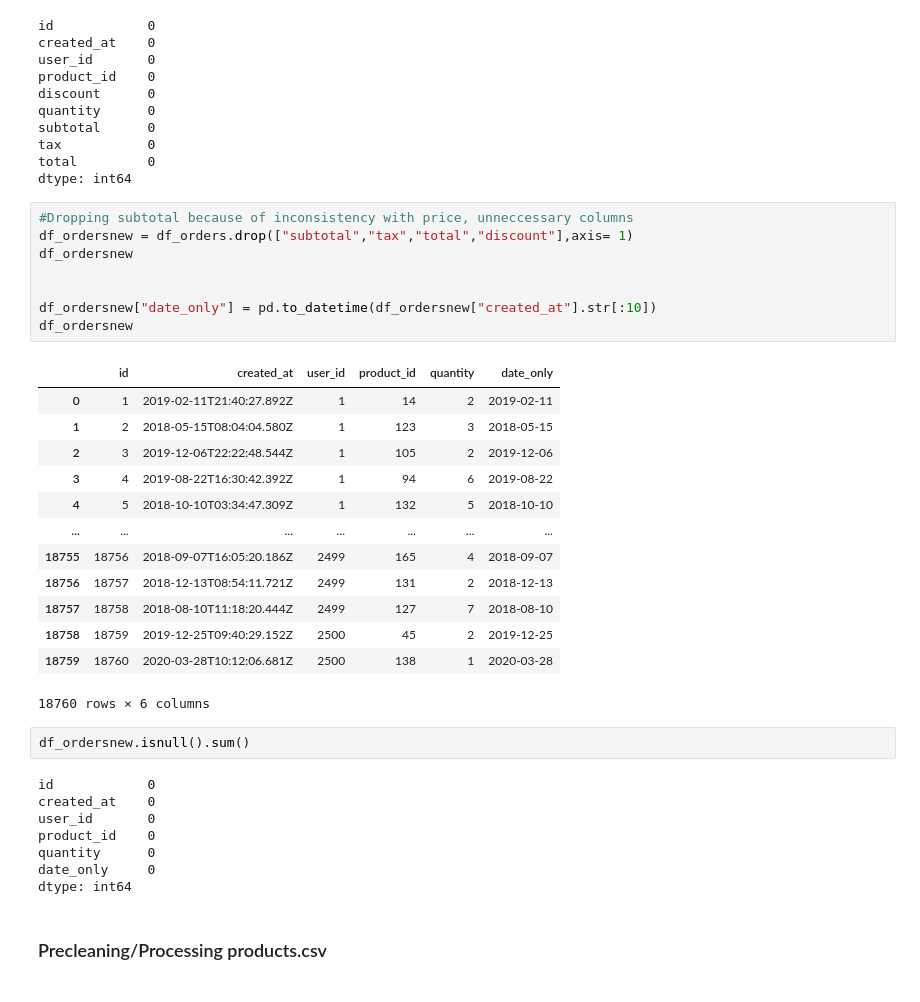
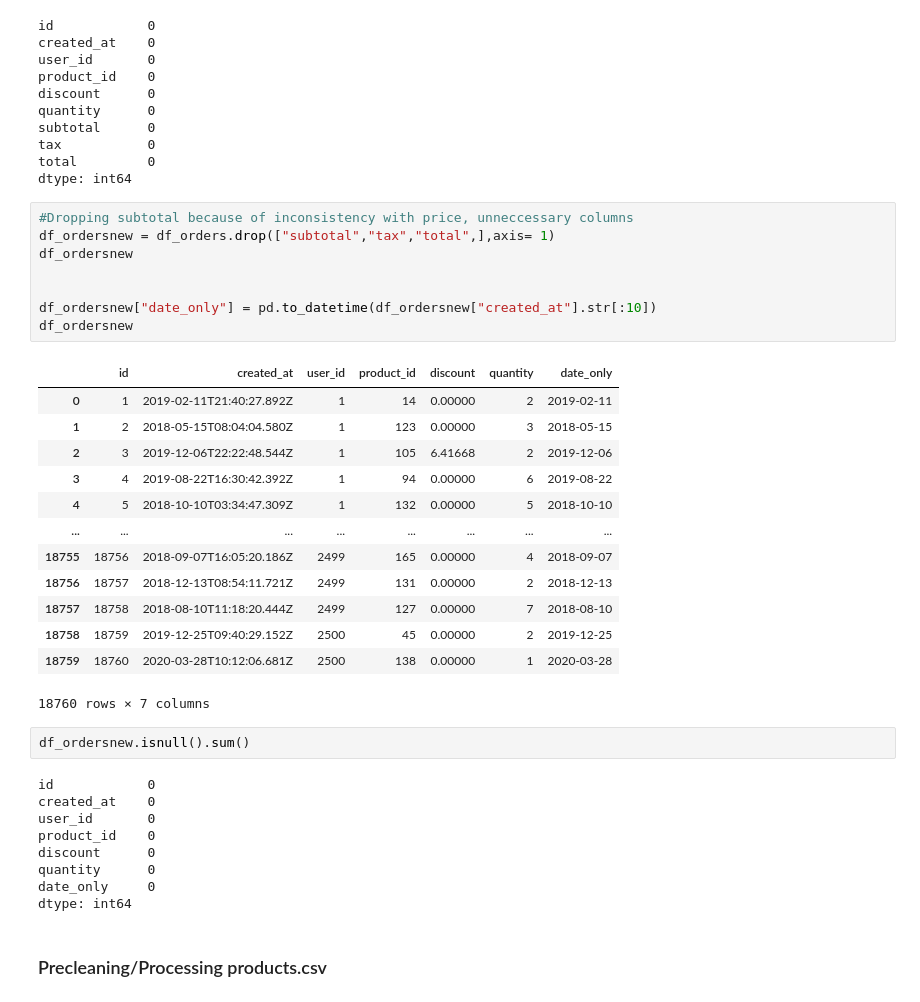
Before and after one commit to Porsche36893/CRC-Case-Competition, a Jupyter notebook: Initial Cleaning and Preprocessing.ipynb, the cells around one changed output. Cells and saved outputs as stored; diff of their text form.

```diff
--- a/Initial Cleaning and Preprocessing.ipynb
+++ b/Initial Cleaning and Preprocessing.ipynb
@@ -38,26 +38,26 @@ total         0
 dtype: int64
 # %%
 #Dropping subtotal because of inconsistency with price, unneccessary columns
-df_ordersnew = df_orders.drop(["subtotal","tax","total","discount"],axis= 1)
+df_ordersnew = df_orders.drop(["subtotal","tax","total",],axis= 1)
 df_ordersnew
 
 
 df_ordersnew["date_only"] = pd.to_datetime(df_ordersnew["created_at"].str[:10])
 df_ordersnew
 # %% [output]
-|  | id | created_at | user_id | product_id | quantity | date_only |
-| 0 | 1 | 2019-02-11T21:40:27.892Z | 1 | 14 | 2 | 2019-02-11 |
-| 1 | 2 | 2018-05-15T08:04:04.580Z | 1 | 123 | 3 | 2018-05-15 |
-| 2 | 3 | 2019-12-06T22:22:48.544Z | 1 | 105 | 2 | 2019-12-06 |
-| 3 | 4 | 2019-08-22T16:30:42.392Z | 1 | 94 | 6 | 2019-08-22 |
-| 4 | 5 | 2018-10-10T03:34:47.309Z | 1 | 132 | 5 | 2018-10-10 |
-| ... | ... | ... | ... | ... | ... | ... |
-| 18755 | 18756 | 2018-09-07T16:05:20.186Z | 2499 | 165 | 4 | 2018-09-07 |
-| 18756 | 18757 | 2018-12-13T08:54:11.721Z | 2499 | 131 | 2 | 2018-12-13 |
-| 18757 | 18758 | 2018-08-10T11:18:20.444Z | 2499 | 127 | 7 | 2018-08-10 |
-| 18758 | 18759 | 2019-12-25T09:40:29.152Z | 2500 | 45 | 2 | 2019-12-25 |
-| 18759 | 18760 | 2020-03-28T10:12:06.681Z | 2500 | 138 | 1 | 2020-03-28 |
+|  | id | created_at | user_id | product_id | discount | quantity | date_only |
+| 0 | 1 | 2019-02-11T21:40:27.892Z | 1 | 14 | 0.00000 | 2 | 2019-02-11 |
+| 1 | 2 | 2018-05-15T08:04:04.580Z | 1 | 123 | 0.00000 | 3 | 2018-05-15 |
+| 2 | 3 | 2019-12-06T22:22:48.544Z | 1 | 105 | 6.41668 | 2 | 2019-12-06 |
+| 3 | 4 | 2019-08-22T16:30:42.392Z | 1 | 94 | 0.00000 | 6 | 2019-08-22 |
+| 4 | 5 | 2018-10-10T03:34:47.309Z | 1 | 132 | 0.00000 | 5 | 2018-10-10 |
+| ... | ... | ... | ... | ... | ... | ... | ... |
+| 18755 | 18756 | 2018-09-07T16:05:20.186Z | 2499 | 165 | 0.00000 | 4 | 2018-09-07 |
+| 18756 | 18757 | 2018-12-13T08:54:11.721Z | 2499 | 131 | 0.00000 | 2 | 2018-12-13 |
+| 18757 | 18758 | 2018-08-10T11:18:20.444Z | 2499 | 127 | 0.00000 | 7 | 2018-08-10 |
+| 18758 | 18759 | 2019-12-25T09:40:29.152Z | 2500 | 45 | 0.00000 | 2 | 2019-12-25 |
+| 18759 | 18760 | 2020-03-28T10:12:06.681Z | 2500 | 138 | 0.00000 | 1 | 2020-03-28 |
-18760 rows × 6 columns
+18760 rows × 7 columns
 # %%
 df_ordersnew.isnull().sum()
 # %% [output]
@@ -65,6 +65,7 @@ id            0
 created_at    0
 user_id       0
 product_id    0
+discount      0
 quantity      0
 date_only     0
 dtype: int64
```
Also changed, not shown: parts of 1 cell of this notebook, 5 other files.
